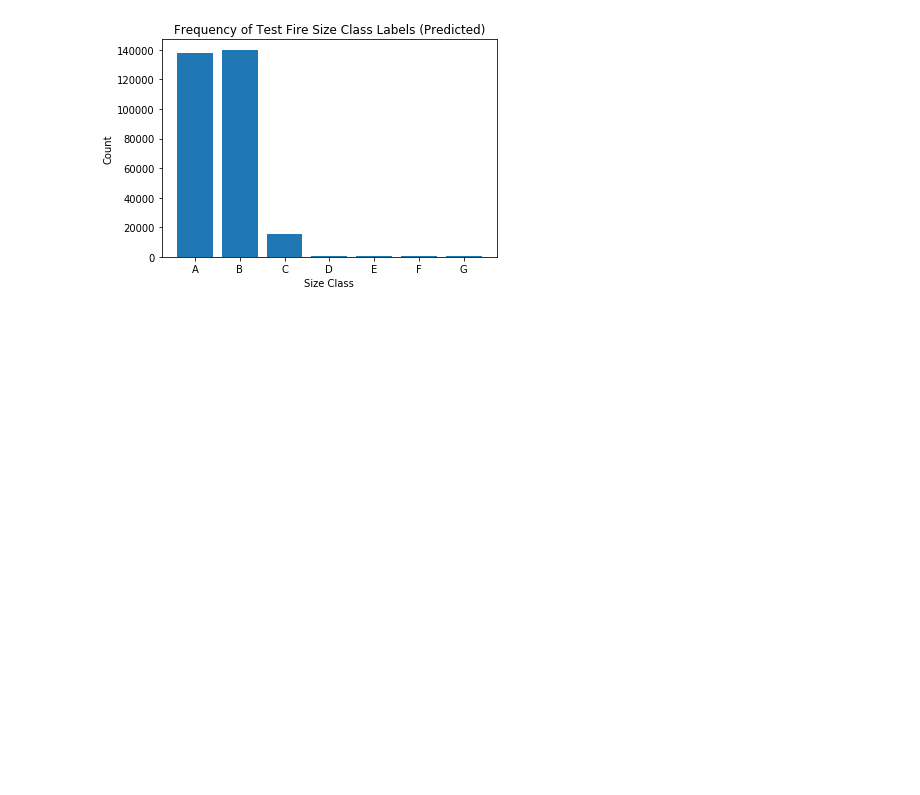
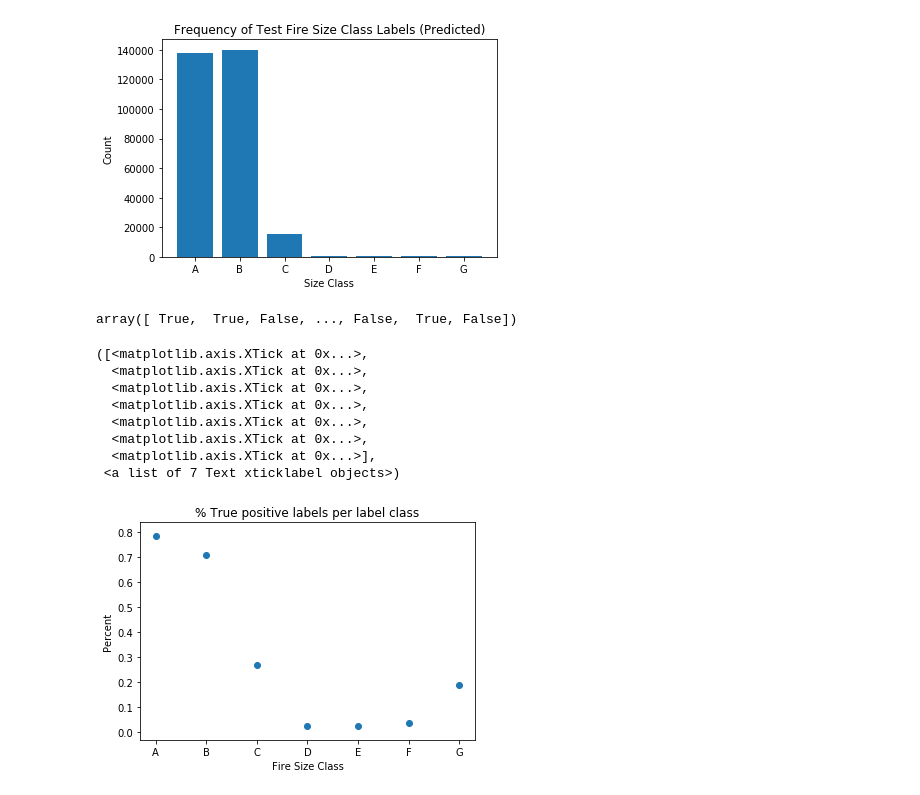
Before and after one commit to li-mc/wildfire_data, a Jupyter notebook: model_test_1.ipynb, the cells around one changed output. Saved outputs shown, nothing was run; the diff lists cells and outputs as text; code cells hidden in the pictures; blank space fills up the shorter version.

```diff
--- a/model_test_1.ipynb
+++ b/model_test_1.ipynb
@@ -490,3 +490,5 @@ plt.xticks(range(1,8), lab)
   <matplotlib.axis.XTick at 0x...>],
  <a list of 7 Text xticklabel objects>)
 [figure]
+# %%
+y_test = np.array(y_test)
@@ -492,0 +497,4 @@ plt.xticks(range(1,8), lab)
+# %%
+y_test_predict[y_test == 1] == 1
+# %% [output]
+array([ True,  True, False, ..., False,  True, False])
@@ -492,0 +504,26 @@ plt.xticks(range(1,8), lab)
+# %%
+tp = [];
+# Compute true positives for each category
+for i in range(1,8):
+    yt = y_test[y_test == i]
+    ypr = y_test_predict[y_test == i]
+    tp.append(accuracy_score(yt, ypr))
+# %%
+lab = ["A", "B", "C", "D", "E", "F", "G"]
+
+f, ax = plt.subplots()
+plt.scatter(range(1,8), tp)
+plt.title('% True positive labels per label class')
+plt.ylabel('Percent')
+plt.xlabel('Fire Size Class')
+plt.xticks(range(1,8), lab)
+# %% [output]
+([<matplotlib.axis.XTick at 0x...>,
+  <matplotlib.axis.XTick at 0x...>,
+  <matplotlib.axis.XTick at 0x...>,
+  <matplotlib.axis.XTick at 0x...>,
+  <matplotlib.axis.XTick at 0x...>,
+  <matplotlib.axis.XTick at 0x...>,
+  <matplotlib.axis.XTick at 0x...>],
+ <a list of 7 Text xticklabel objects>)
+[figure, added]
```
Also changed, not shown: parts of 3 cells of this notebook, 2 other files.
